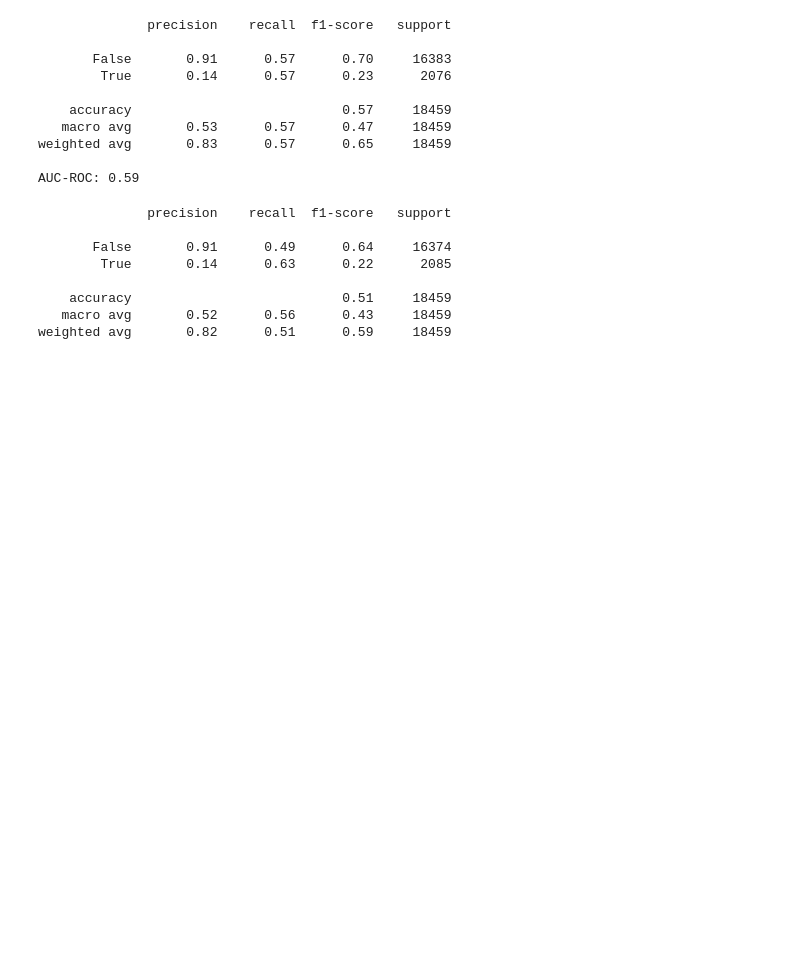
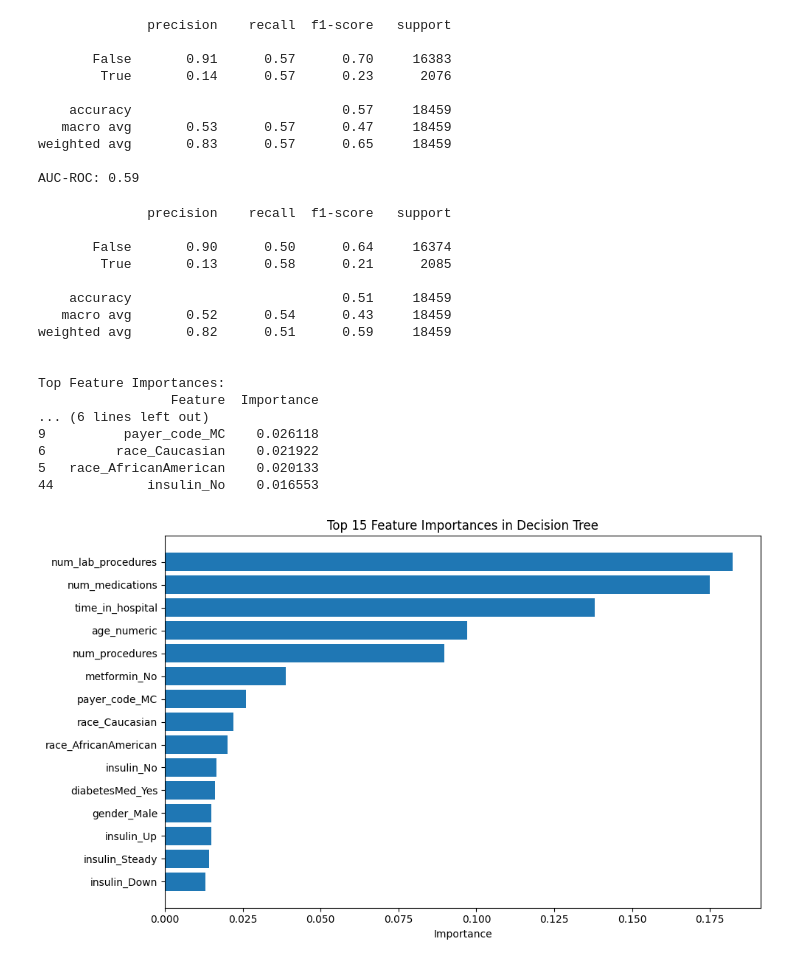
Before and after one commit to kevo-1/Hospital-Readmission-Prediction, a Jupyter notebook: NoteBooks/main.ipynb, the cells around one changed output. Cells and saved outputs as stored; diff of their text form; code cells hidden in the pictures; blank space fills up the shorter version.

Commit message:
Feature ranking added to Decision Tree

```diff
--- a/NoteBooks/main.ipynb
+++ b/NoteBooks/main.ipynb
@@ -651,11 +651,28 @@ y = data['readmitted_<30']
 X_train, X_test, y_train, y_test = train_test_split(X, y, test_size=0.2, random_state=42)
 
 
-clf = DecisionTreeClassifier(criterion='entropy', random_state=42, max_depth=9, class_weight='balanced')
+clf = DecisionTreeClassifier(criterion='gini', random_state=42, max_depth=9, class_weight='balanced')
 clf.fit(X_train, y_train)
 
 y_pred = clf.predict(X_test)
 print(classification_report(y_test, y_pred))
+importances = clf.feature_importances_
+
+feature_importance_df = pd.DataFrame({
+    'Feature': X.columns,
+    'Importance': importances
+}).sort_values(by='Importance', ascending=False)
+
+print("\nTop Feature Importances:")
+print(feature_importance_df.head(10))
+
+# Plotting
+plt.figure(figsize=(10, 6))
+plt.barh(feature_importance_df['Feature'][:15][::-1], feature_importance_df['Importance'][:15][::-1])
+plt.xlabel("Importance")
+plt.title("Top 15 Feature Importances in Decision Tree")
+plt.tight_layout()
+plt.show()
 
 # import numpy as np
 # import pandas as pd
@@ -671,33 +688,43 @@ print(classification_report(y_test, y_pred))
 # param_grid = {
 #     'max_depth': list(range(3, 20))
 #     #'max_depth': list(range(41, 61))
 # }
 
 # clf = DecisionTreeClassifier(criterion='gini', random_state=42, class_weight='balanced')
 
 # grid_search = GridSearchCV(
 #     estimator=clf,
 #     param_grid=param_grid,
 #     scoring='recall',
 #     cv=4,
 #     n_jobs=-1
 # )
 
 # grid_search.fit(X_train, y_train)
 
 # best_clf = grid_search.best_estimator_
 # print(f"Best max_depth: {grid_search.best_params_['max_depth']}")
 # print(f"Best recall (CV average): {grid_search.best_score_:.4f}")
 
 # y_pred = best_clf.predict(X_test)
 # print("\nTest Set Evaluation:")
 # print(classification_report(y_test, y_pred))
 # %% [output]
               precision    recall  f1-score   support
 
-       False       0.91      0.49      0.64     16374
-        True       0.14      0.63      0.22      2085
+       False       0.90      0.50      0.64     16374
+        True       0.13      0.58      0.21      2085
 
     accuracy                           0.51     18459
-   macro avg       0.52      0.56      0.43     18459
+   macro avg       0.52      0.54      0.43     18459
 weighted avg       0.82      0.51      0.59     18459
+
+
+Top Feature Importances:
+                 Feature  Importance
+... (6 lines left out)
+9          payer_code_MC    0.026118
+6         race_Caucasian    0.021922
+5   race_AfricanAmerican    0.020133
+44            insulin_No    0.016553
+[figure, added]
```
Also changed, not shown: parts of 5 cells of this notebook.
